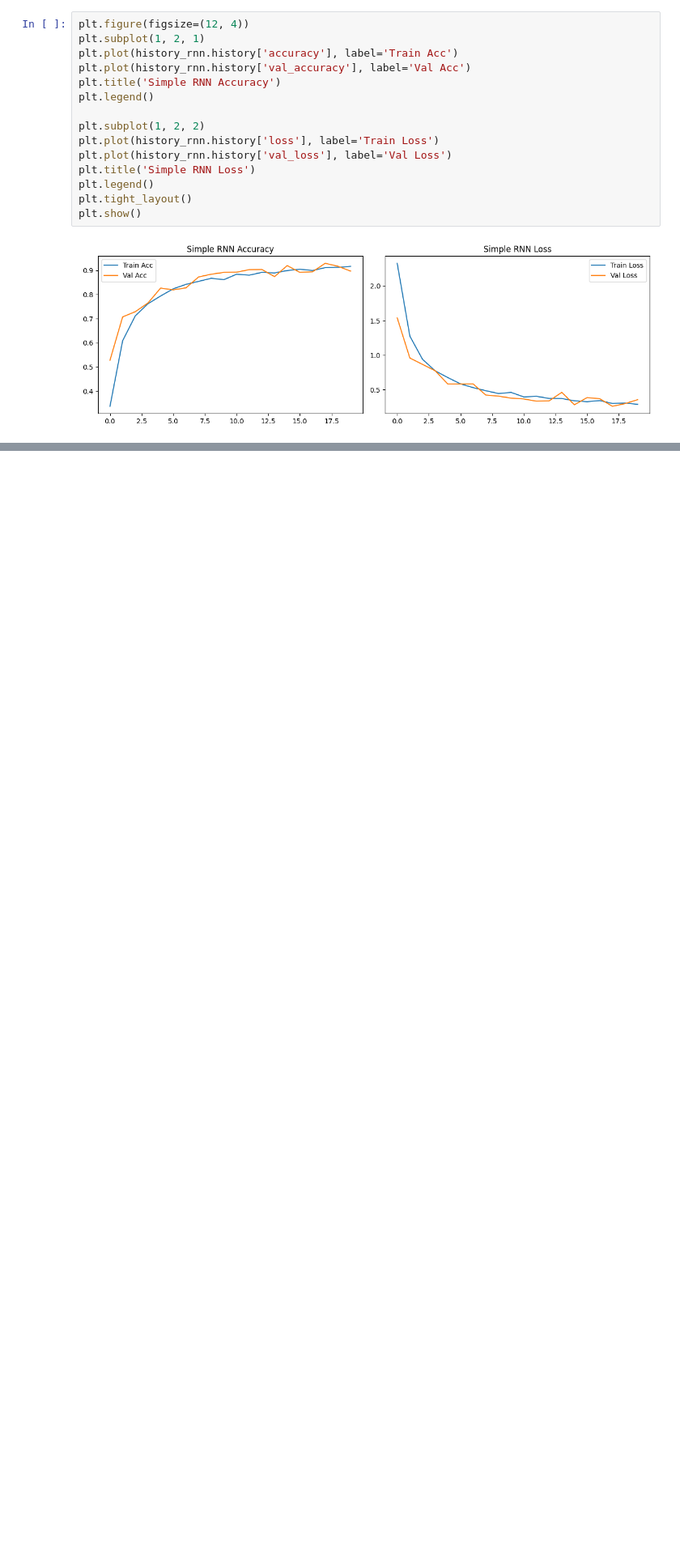
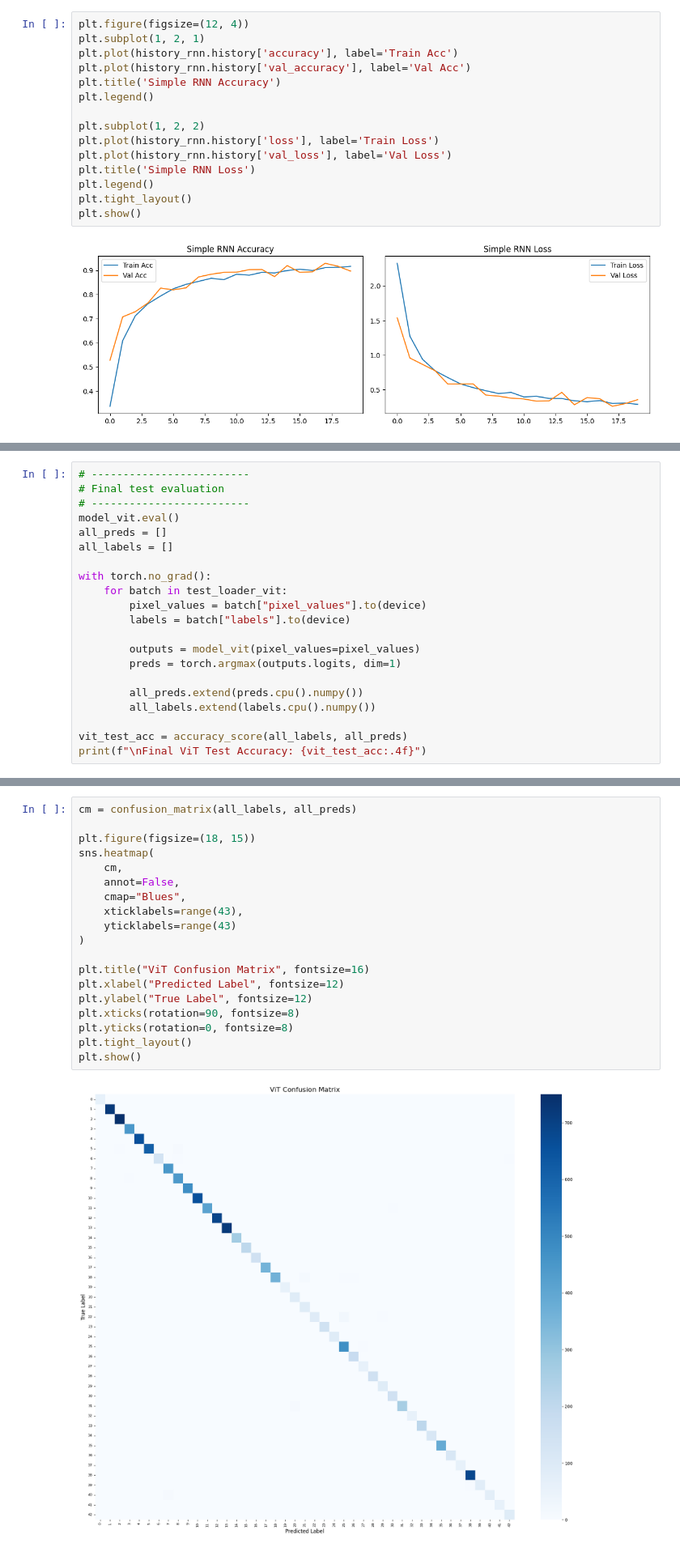
Before and after one commit to Engshadow/Autonomous-Vehicle-Perception-Module, a Jupyter notebook: Project.ipynb, the cells around one changed output, grey strips where cells are left out. Shown at 81% size. Cells and saved outputs as stored; diff of their text form; blank space fills up the shorter version.

```diff
--- a/Project.ipynb
+++ b/Project.ipynb
@@ -1364,0 +1688,21 @@ plot_confusion(y_test, y_pred_rnn, "Confusion Matrix - Simple RNN Model")
+# %%
+# -------------------------
+# Final test evaluation
+# -------------------------
+model_vit.eval()
+all_preds = []
+all_labels = []
+
+with torch.no_grad():
+    for batch in test_loader_vit:
+        pixel_values = batch["pixel_values"].to(device)
+        labels = batch["labels"].to(device)
+
+        outputs = model_vit(pixel_values=pixel_values)
+        preds = torch.argmax(outputs.logits, dim=1)
+
+        all_preds.extend(preds.cpu().numpy())
+        all_labels.extend(labels.cpu().numpy())
+
+vit_test_acc = accuracy_score(all_labels, all_preds)
+print(f"\nFinal ViT Test Accuracy: {vit_test_acc:.4f}")
@@ -1364,0 +1736,21 @@ plot_confusion(y_test, y_pred_rnn, "Confusion Matrix - Simple RNN Model")
+# %%
+cm = confusion_matrix(all_labels, all_preds)
+
+plt.figure(figsize=(18, 15))
+sns.heatmap(
+    cm,
+    annot=False,
+    cmap="Blues",
+    xticklabels=range(43),
+    yticklabels=range(43)
+)
+
+plt.title("ViT Confusion Matrix", fontsize=16)
+plt.xlabel("Predicted Label", fontsize=12)
+plt.ylabel("True Label", fontsize=12)
+plt.xticks(rotation=90, fontsize=8)
+plt.yticks(rotation=0, fontsize=8)
+plt.tight_layout()
+plt.show()
+# %% [output]
+[figure, added]
```
Also changed, not shown: parts of 10 cells of this notebook.
